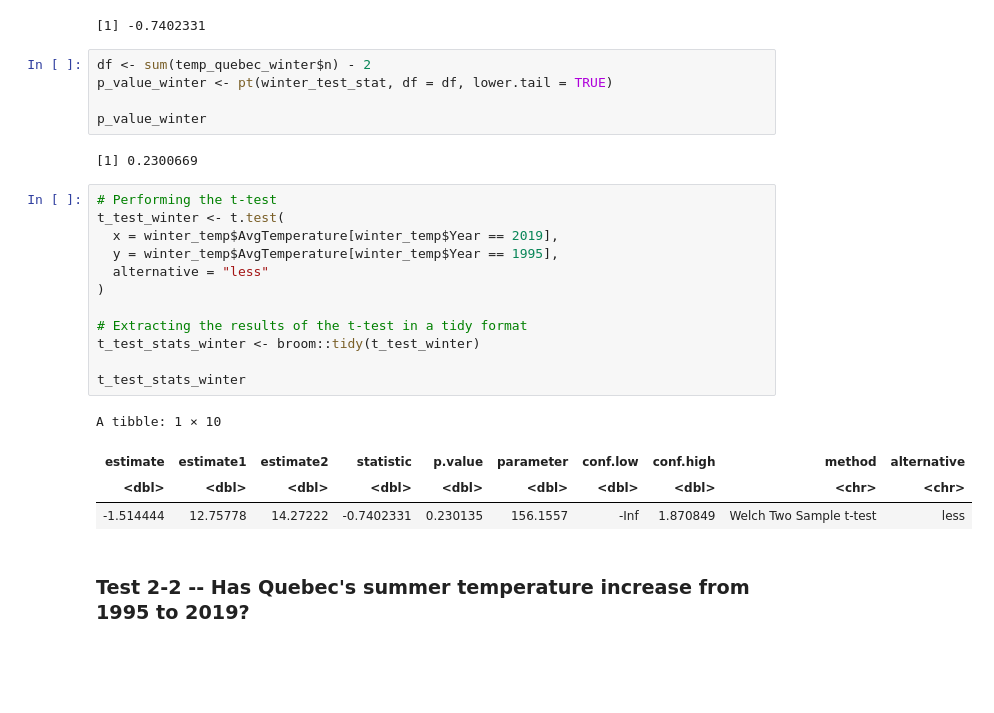
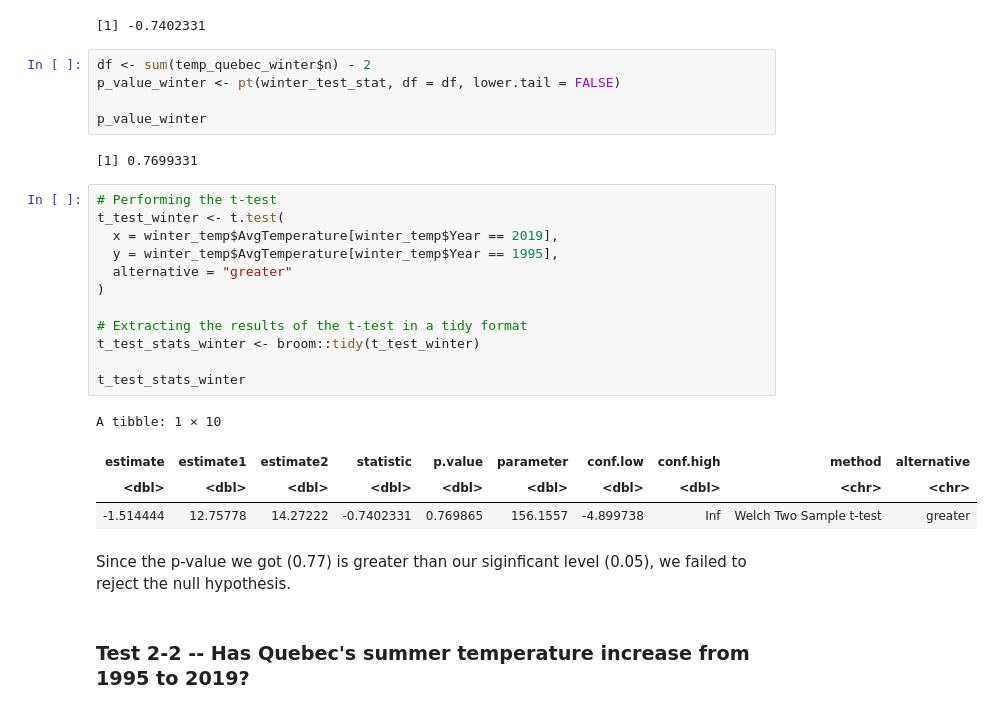
Before and after one commit to abnerbal/Canada_Temp_Hypothesis_Test, a Jupyter notebook: FinalReport.ipynb, the cells around one changed output. Cells and saved outputs as stored; diff of their text form; blank space fills up the shorter version.

Commit message:
edit summer and winter-2

```diff
--- a/FinalReport.ipynb
+++ b/FinalReport.ipynb
@@ -388,28 +390,30 @@ winter_test_stat
 [1] -0.7402331
 # %%
 df <- sum(temp_quebec_winter$n) - 2
-p_value_winter <- pt(winter_test_stat, df = df, lower.tail = TRUE)
+p_value_winter <- pt(winter_test_stat, df = df, lower.tail = FALSE)
 
 p_value_winter
 # %% [output]
-[1] 0.2300669
+[1] 0.7699331
 # %%
 # Performing the t-test
 t_test_winter <- t.test(
   x = winter_temp$AvgTemperature[winter_temp$Year == 2019],
   y = winter_temp$AvgTemperature[winter_temp$Year == 1995],
-  alternative = "less"
+  alternative = "greater"
 )
 
 # Extracting the results of the t-test in a tidy format
 t_test_stats_winter <- broom::tidy(t_test_winter)
 
 t_test_stats_winter
 # %% [output]
 A tibble: 1 × 10
 | estimate | estimate1 | estimate2 | statistic | p.value | parameter | conf.low | conf.high | method | alternative |
 | <dbl> | <dbl> | <dbl> | <dbl> | <dbl> | <dbl> | <dbl> | <dbl> | <chr> | <chr> |
-| -1.514444 | 12.75778 | 14.27222 | -0.7402331 | 0.230135 | 156.1557 | -Inf | 1.870849 | Welch Two Sample t-test | less |
+| -1.514444 | 12.75778 | 14.27222 | -0.7402331 | 0.769865 | 156.1557 | -4.899738 | Inf | Welch Two Sample t-test | greater |
+# %% [markdown]
+Since the p-value we got (0.77) is greater than our siginficant level (0.05), we failed to reject the null hypothesis.
 # %% [markdown]
 ### Test 2-2 -- Has Quebec's summer temperature increase from 1995 to 2019?
 # %%
```
Also changed, not shown: parts of 5 cells of this notebook.
